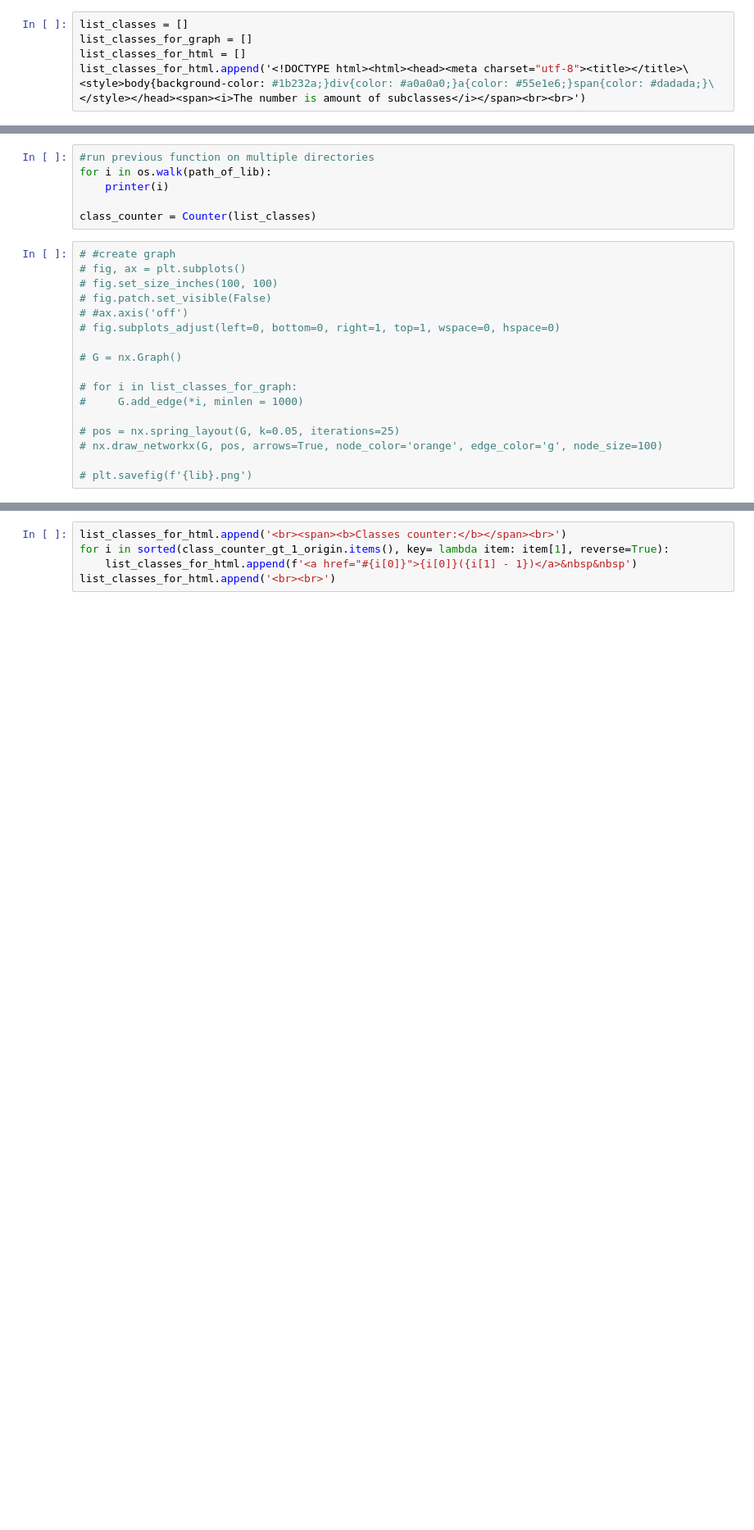
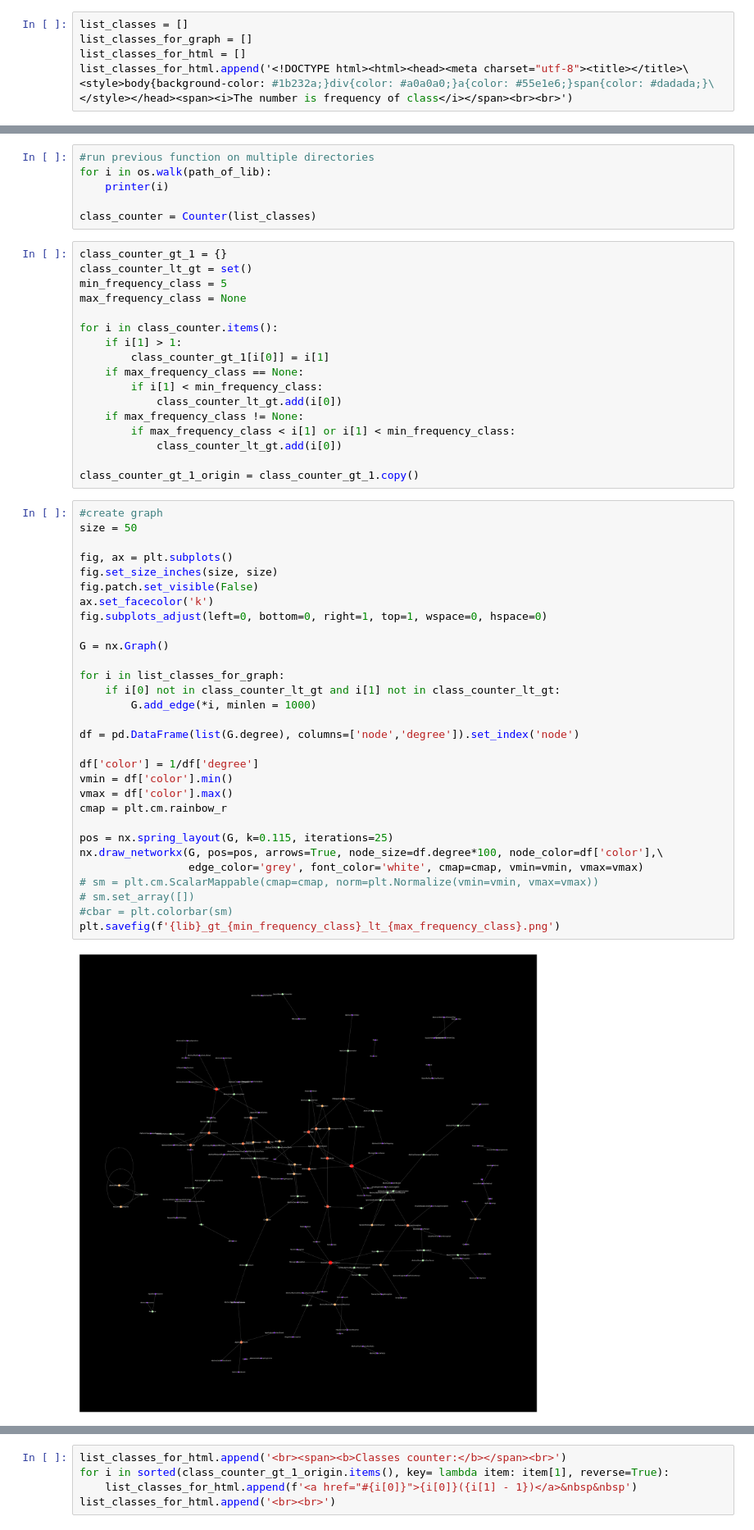
Before and after one commit to ksn38/graph_for_classes, a Jupyter notebook: graph_for_classes_java.ipynb, the cells around one changed output, grey strips where cells are left out. Shown at 82% size. Drawn from its saved outputs; the diff is of its cells as text; blank space fills up the shorter version.

Commit message:
the graph images have been repainted and borders for frequency have been added

```diff
--- a/graph_for_classes_java.ipynb
+++ b/graph_for_classes_java.ipynb
@@ -20,7 +21,7 @@ list_classes_for_graph = []
 list_classes_for_html = []
 list_classes_for_html.append('<!DOCTYPE html><html><head><meta charset="utf-8"><title></title>\
 <style>body{background-color: #1b232a;}div{color: #a0a0a0;}a{color: #55e1e6;}span{color: #dadada;}\
-</style></head><span><i>The number is amount of subclasses</i></span><br><br>')
+</style></head><span><i>The number is frequency of class</i></span><br><br>')
 # %%
 #open .py file and get names classes with regex
 def open_and_re(path, list_classes, list_classes_for_graph, list_classes_for_html):
@@ -66,20 +67,52 @@ for i in os.walk(path_of_lib):
     printer(i)
 
 class_counter = Counter(list_classes)
+# %%
+class_counter_gt_1 = {}
+class_counter_lt_gt = set()
+min_frequency_class = 5
+max_frequency_class = None
+
+for i in class_counter.items():
+    if i[1] > 1:
+        class_counter_gt_1[i[0]] = i[1]
+    if max_frequency_class == None:
+        if i[1] < min_frequency_class:
+            class_counter_lt_gt.add(i[0])
+    if max_frequency_class != None:
+        if max_frequency_class < i[1] or i[1] < min_frequency_class:
+            class_counter_lt_gt.add(i[0])
+
+class_counter_gt_1_origin = class_counter_gt_1.copy()
 # %%
-# #create graph
-# fig, ax = plt.subplots()
-# fig.set_size_inches(100, 100)
-# fig.patch.set_visible(False)
-# #ax.axis('off')
-# fig.subplots_adjust(left=0, bottom=0, right=1, top=1, wspace=0, hspace=0)
+#create graph
+size = 50
 
-# G = nx.Graph()
+fig, ax = plt.subplots()
+fig.set_size_inches(size, size)
+fig.patch.set_visible(False)
+ax.set_facecolor('k')
+fig.subplots_adjust(left=0, bottom=0, right=1, top=1, wspace=0, hspace=0)
 
-# for i in list_classes_for_graph:
-#     G.add_edge(*i, minlen = 1000)
+G = nx.Graph()
 
-# pos = nx.spring_layout(G, k=0.05, iterations=25)
-# nx.draw_networkx(G, pos, arrows=True, node_color='orange', edge_color='g', node_size=100)
+for i in list_classes_for_graph:
+    if i[0] not in class_counter_lt_gt and i[1] not in class_counter_lt_gt:
+        G.add_edge(*i, minlen = 1000)
 
-# plt.savefig(f'{lib}.png')
+df = pd.DataFrame(list(G.degree), columns=['node','degree']).set_index('node')
+
+df['color'] = 1/df['degree']
+vmin = df['color'].min()
+vmax = df['color'].max()
+cmap = plt.cm.rainbow_r
+
+pos = nx.spring_layout(G, k=0.115, iterations=25)
+nx.draw_networkx(G, pos=pos, arrows=True, node_size=df.degree*100, node_color=df['color'],\
+                 edge_color='grey', font_color='white', cmap=cmap, vmin=vmin, vmax=vmax)
+# sm = plt.cm.ScalarMappable(cmap=cmap, norm=plt.Normalize(vmin=vmin, vmax=vmax))
+# sm.set_array([])
+#cbar = plt.colorbar(sm)
+plt.savefig(f'{lib}_gt_{min_frequency_class}_lt_{max_frequency_class}.png')
+# %% [output]
+[figure, added]
```
Also changed, not shown: parts of 3 cells of this notebook, 12 other files.
